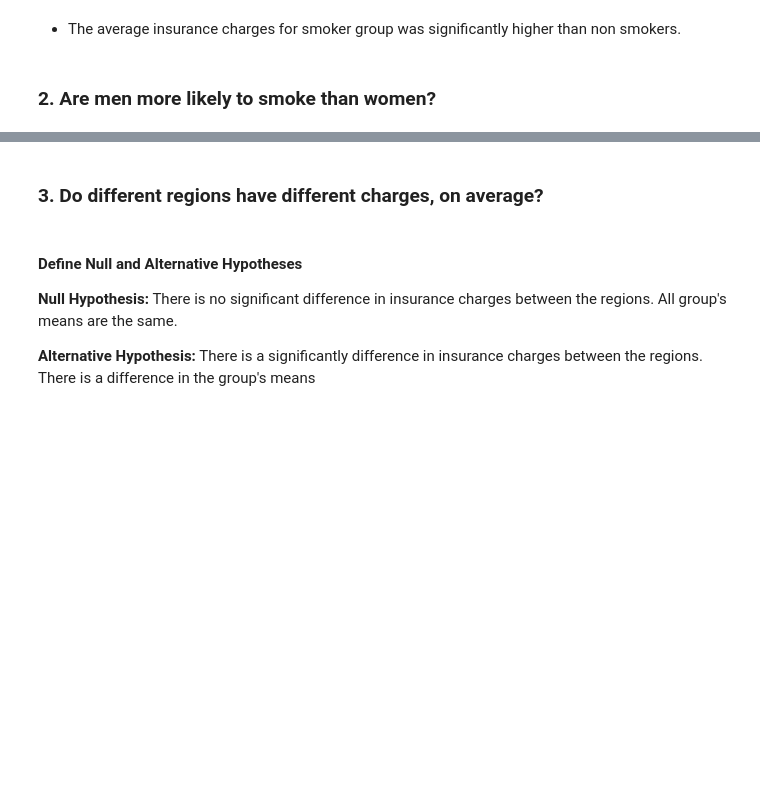
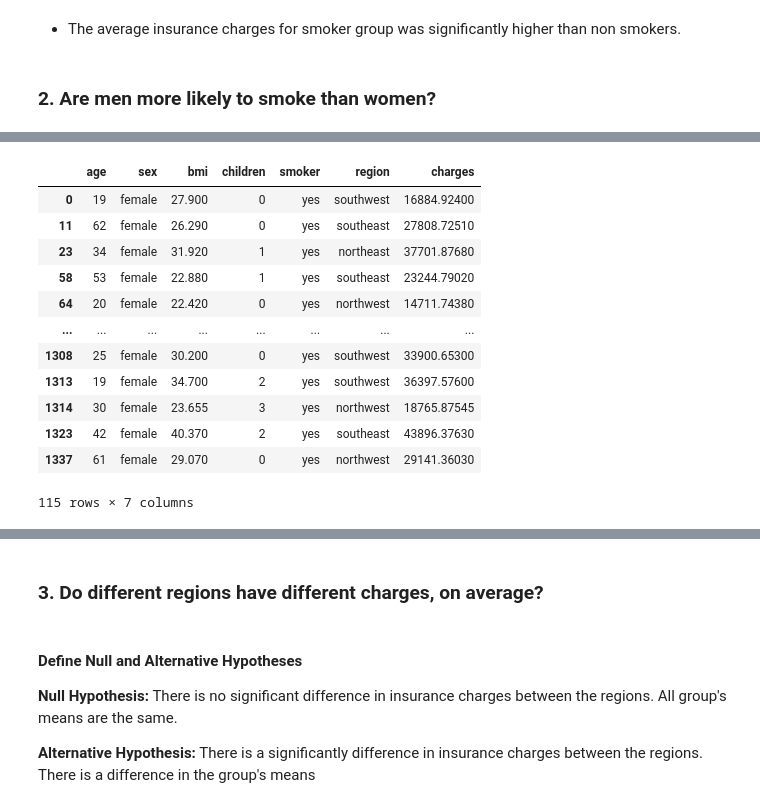
Before and after one commit to Mhoover41/Hypothesis-Testing-with-Insurance-Data--Core-, a Jupyter notebook: Hypothesis Testing with Insurance Data (Core).ipynb, the cells around one changed output, grey strips where cells are left out. Drawn from its saved outputs; the diff is of its cells as text; code cells hidden in the pictures; blank space fills up the shorter version.

```diff
--- a/Hypothesis Testing with Insurance Data (Core).ipynb
+++ b/Hypothesis Testing with Insurance Data (Core).ipynb
@@ -270,0 +298,17 @@ Define Null and Alternative Hypotheses
+# %%
+female_smoker = female_df.loc[female_df['smoker']=='yes']
+female_smoker
+# %% [output]
+|  | age | sex | bmi | children | smoker | region | charges |
+| 0 | 19 | female | 27.900 | 0 | yes | southwest | 16884.92400 |
+| 11 | 62 | female | 26.290 | 0 | yes | southeast | 27808.72510 |
+| 23 | 34 | female | 31.920 | 1 | yes | northeast | 37701.87680 |
+| 58 | 53 | female | 22.880 | 1 | yes | southeast | 23244.79020 |
+| 64 | 20 | female | 22.420 | 0 | yes | northwest | 14711.74380 |
+| ... | ... | ... | ... | ... | ... | ... | ... |
+| 1308 | 25 | female | 30.200 | 0 | yes | southwest | 33900.65300 |
+| 1313 | 19 | female | 34.700 | 2 | yes | southwest | 36397.57600 |
+| 1314 | 30 | female | 23.655 | 3 | yes | northwest | 18765.87545 |
+| 1323 | 42 | female | 40.370 | 2 | yes | southeast | 43896.37630 |
+| 1337 | 61 | female | 29.070 | 0 | yes | northwest | 29141.36030 |
+115 rows × 7 columns
```
Also changed, not shown: parts of 15 cells of this notebook.
